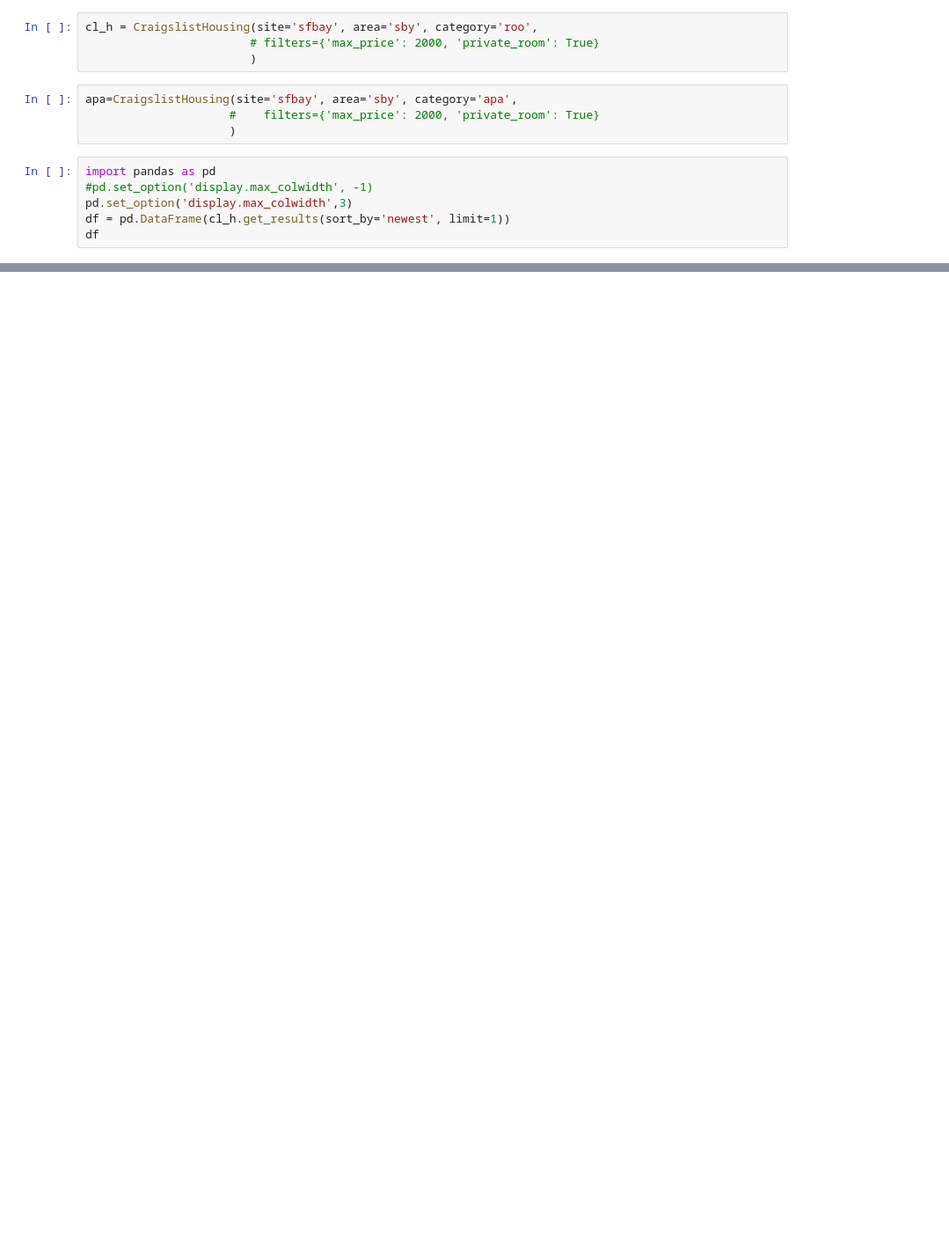
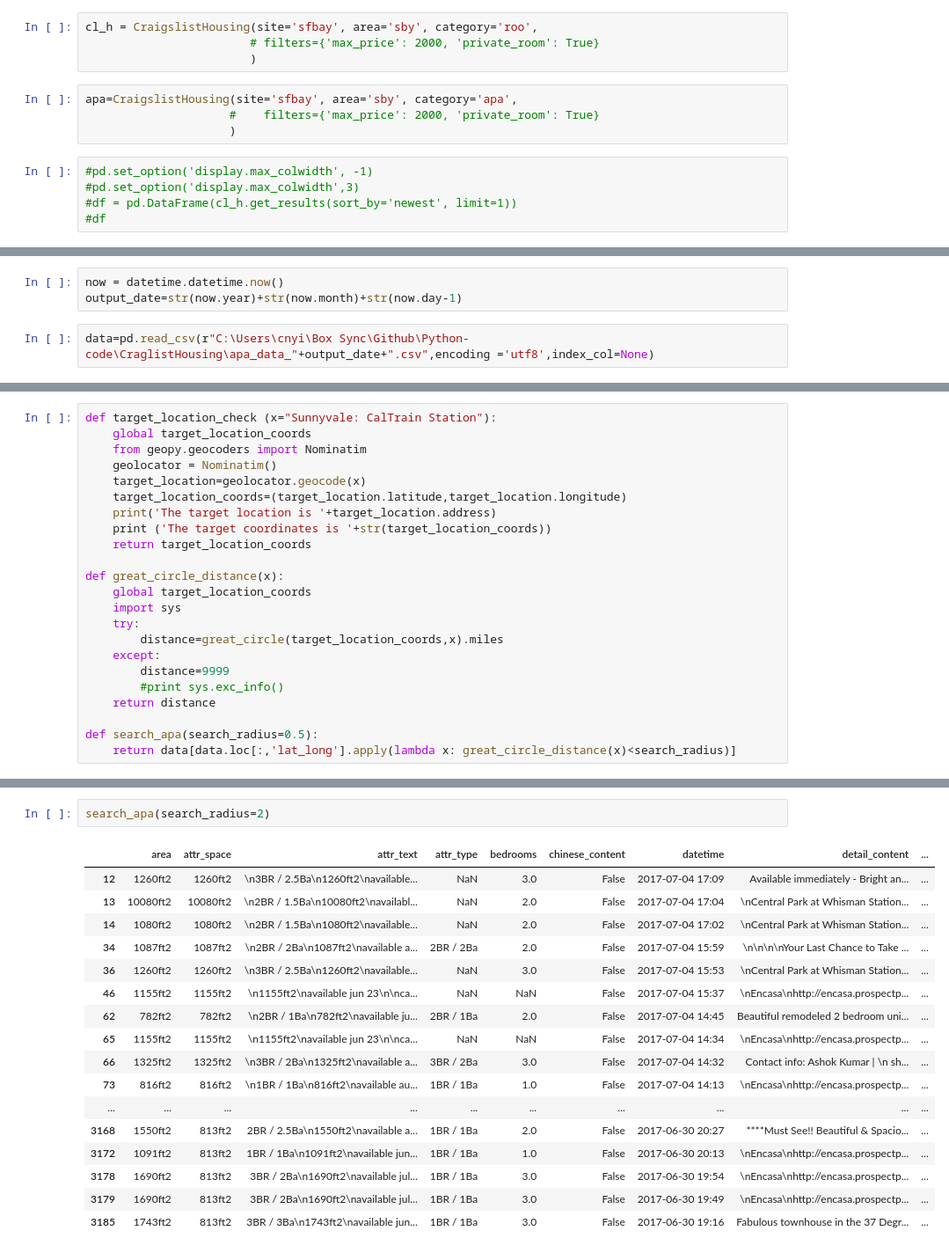
Before and after one commit to bjyic/CraglistHousing, a Jupyter notebook: Craglist_detail_V1.ipynb, the cells around one changed output, grey strips where cells are left out. Shown at 88% size. Saved outputs shown, nothing was run; the diff lists cells and outputs as text; blank space fills up the shorter version.

```diff
--- a/Craglist_detail_V1.ipynb
+++ b/Craglist_detail_V1.ipynb
@@ -424,8 +449,7 @@ apa=CraigslistHousing(site='sfbay', area='sby', category='apa',
                      #    filters={'max_price': 2000, 'private_room': True}
                      )
 # %%
-import pandas as pd
 #pd.set_option('display.max_colwidth', -1)
-pd.set_option('display.max_colwidth',3)
-df = pd.DataFrame(cl_h.get_results(sort_by='newest', limit=1))
-df
+#pd.set_option('display.max_colwidth',3)
+#df = pd.DataFrame(cl_h.get_results(sort_by='newest', limit=1))
+#df
@@ -435 +456,6 @@ df
+# %%
+now = datetime.datetime.now()
+output_date=str(now.year)+str(now.month)+str(now.day-1)
+# %%
+data=pd.read_csv(r"C:\Users\cnyi\Box Sync\Github\Python-code\CraglistHousing\apa_data_"+output_date+".csv",encoding ='utf8',index_col=None)
 # %%
@@ -441,0 +480,23 @@ ConnectionError: HTTPConnectionPool(host='sfbay.craigslist.org', port=80): Max r
+# %%
+def target_location_check (x="Sunnyvale: CalTrain Station"):
+    global target_location_coords
+    from geopy.geocoders import Nominatim
+    geolocator = Nominatim()
+    target_location=geolocator.geocode(x)
+    target_location_coords=(target_location.latitude,target_location.longitude)
+    print('The target location is '+target_location.address)
+    print ('The target coordinates is '+str(target_location_coords))
+    return target_location_coords
+
+def great_circle_distance(x):
+    global target_location_coords
+    import sys
+    try:
+        distance=great_circle(target_location_coords,x).miles
+    except:
+        distance=9999
+        #print sys.exc_info()
+    return distance
+
+def search_apa(search_radius=0.5):
+    return data[data.loc[:,'lat_long'].apply(lambda x: great_circle_distance(x)<search_radius)]
@@ -441,0 +543,20 @@ ConnectionError: HTTPConnectionPool(host='sfbay.craigslist.org', port=80): Max r
+# %%
+search_apa(search_radius=2)
+# %% [output]
+|  | area | attr_space | attr_text | attr_type | bedrooms | chinese_content | datetime | detail_content | ... |
+| 12 | 1260ft2 | 1260ft2 | \n3BR / 2.5Ba\n1260ft2\navailable... | NaN | 3.0 | False | 2017-07-04 17:09 | Available immediately - Bright an... | ... |
+| 13 | 10080ft2 | 10080ft2 | \n2BR / 1.5Ba\n10080ft2\navailabl... | NaN | 2.0 | False | 2017-07-04 17:04 | \nCentral Park at Whisman Station... | ... |
+| 14 | 1080ft2 | 1080ft2 | \n2BR / 1.5Ba\n1080ft2\navailable... | NaN | 2.0 | False | 2017-07-04 17:02 | \nCentral Park at Whisman Station... | ... |
+| 34 | 1087ft2 | 1087ft2 | \n2BR / 2Ba\n1087ft2\navailable a... | 2BR / 2Ba | 2.0 | False | 2017-07-04 15:59 | \n\n\n\nYour Last Chance to Take ... | ... |
+| 36 | 1260ft2 | 1260ft2 | \n3BR / 2.5Ba\n1260ft2\navailable... | NaN | 3.0 | False | 2017-07-04 15:53 | \nCentral Park at Whisman Station... | ... |
+| 46 | 1155ft2 | 1155ft2 | \n1155ft2\navailable jun 23\n\nca... | NaN | NaN | False | 2017-07-04 15:37 | \nEncasa\nhttp://encasa.prospectp... | ... |
+| 62 | 782ft2 | 782ft2 | \n2BR / 1Ba\n782ft2\navailable ju... | 2BR / 1Ba | 2.0 | False | 2017-07-04 14:45 | Beautiful remodeled 2 bedroom uni... | ... |
+| 65 | 1155ft2 | 1155ft2 | \n1155ft2\navailable jun 23\n\nca... | NaN | NaN | False | 2017-07-04 14:34 | \nEncasa\nhttp://encasa.prospectp... | ... |
+| 66 | 1325ft2 | 1325ft2 | \n3BR / 2Ba\n1325ft2\navailable a... | 3BR / 2Ba | 3.0 | False | 2017-07-04 14:32 | Contact info: Ashok Kumar | \n sh... | ... |
+| 73 | 816ft2 | 816ft2 | \n1BR / 1Ba\n816ft2\navailable au... | 1BR / 1Ba | 1.0 | False | 2017-07-04 14:13 | \nEncasa\nhttp://encasa.prospectp... | ... |
+| ... | ... | ... | ... | ... | ... | ... | ... | ... | ... |
+| 3168 | 1550ft2 | 813ft2 | 2BR / 2.5Ba\n1550ft2\navailable a... | 1BR / 1Ba | 2.0 | False | 2017-06-30 20:27 | ****Must See!! Beautiful & Spacio... | ... |
+| 3172 | 1091ft2 | 813ft2 | 1BR / 1Ba\n1091ft2\navailable jun... | 1BR / 1Ba | 1.0 | False | 2017-06-30 20:13 | \nEncasa\nhttp://encasa.prospectp... | ... |
+| 3178 | 1690ft2 | 813ft2 | 3BR / 2Ba\n1690ft2\navailable jul... | 1BR / 1Ba | 3.0 | False | 2017-06-30 19:54 | \nEncasa\nhttp://encasa.prospectp... | ... |
+| 3179 | 1690ft2 | 813ft2 | 3BR / 2Ba\n1690ft2\navailable jul... | 1BR / 1Ba | 3.0 | False | 2017-06-30 19:49 | \nEncasa\nhttp://encasa.prospectp... | ... |
+| 3185 | 1743ft2 | 813ft2 | 3BR / 3Ba\n1743ft2\navailable jun... | 1BR / 1Ba | 3.0 | False | 2017-06-30 19:16 | Fabulous townhouse in the 37 Degr... | ... |
```
Also changed, not shown: parts of 17 cells of this notebook.
